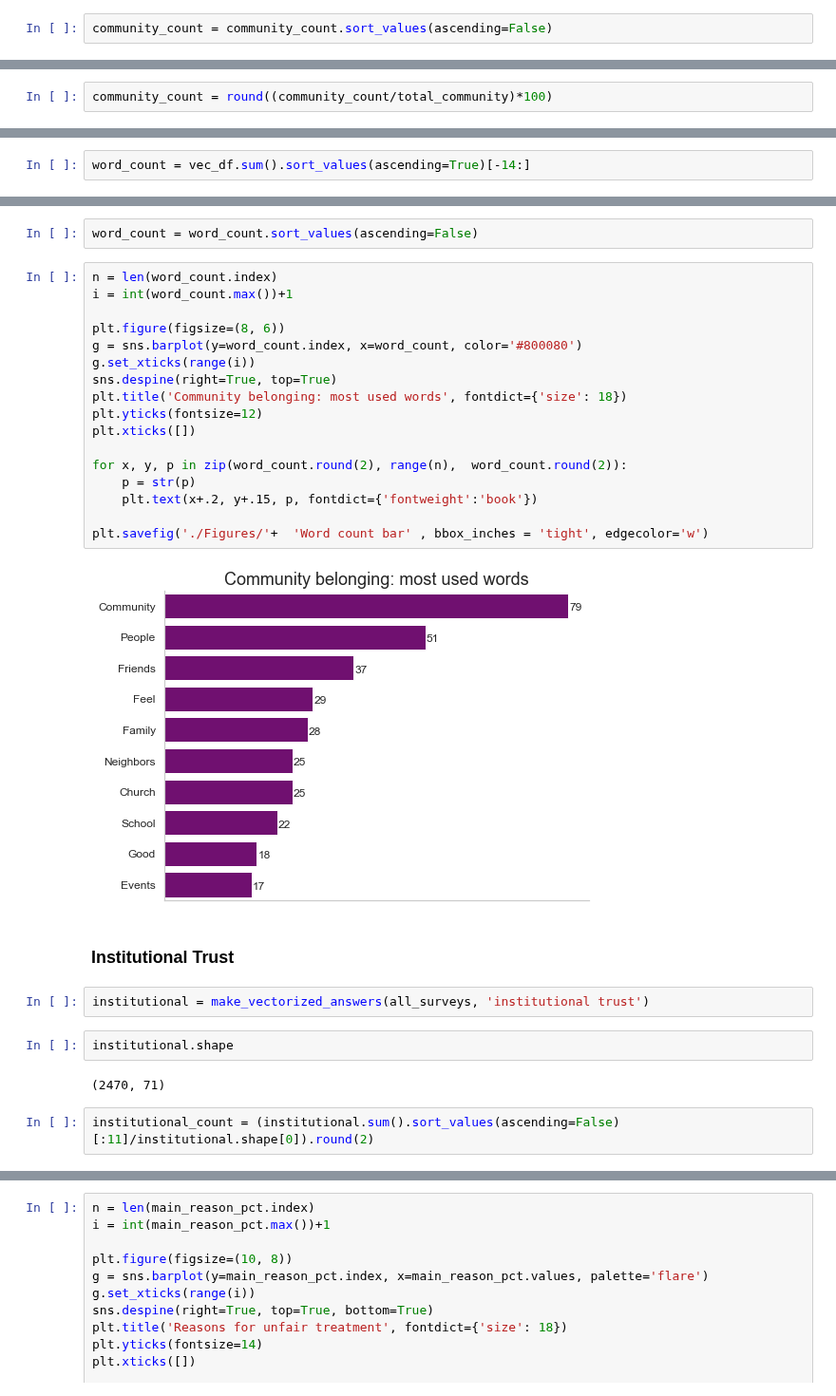
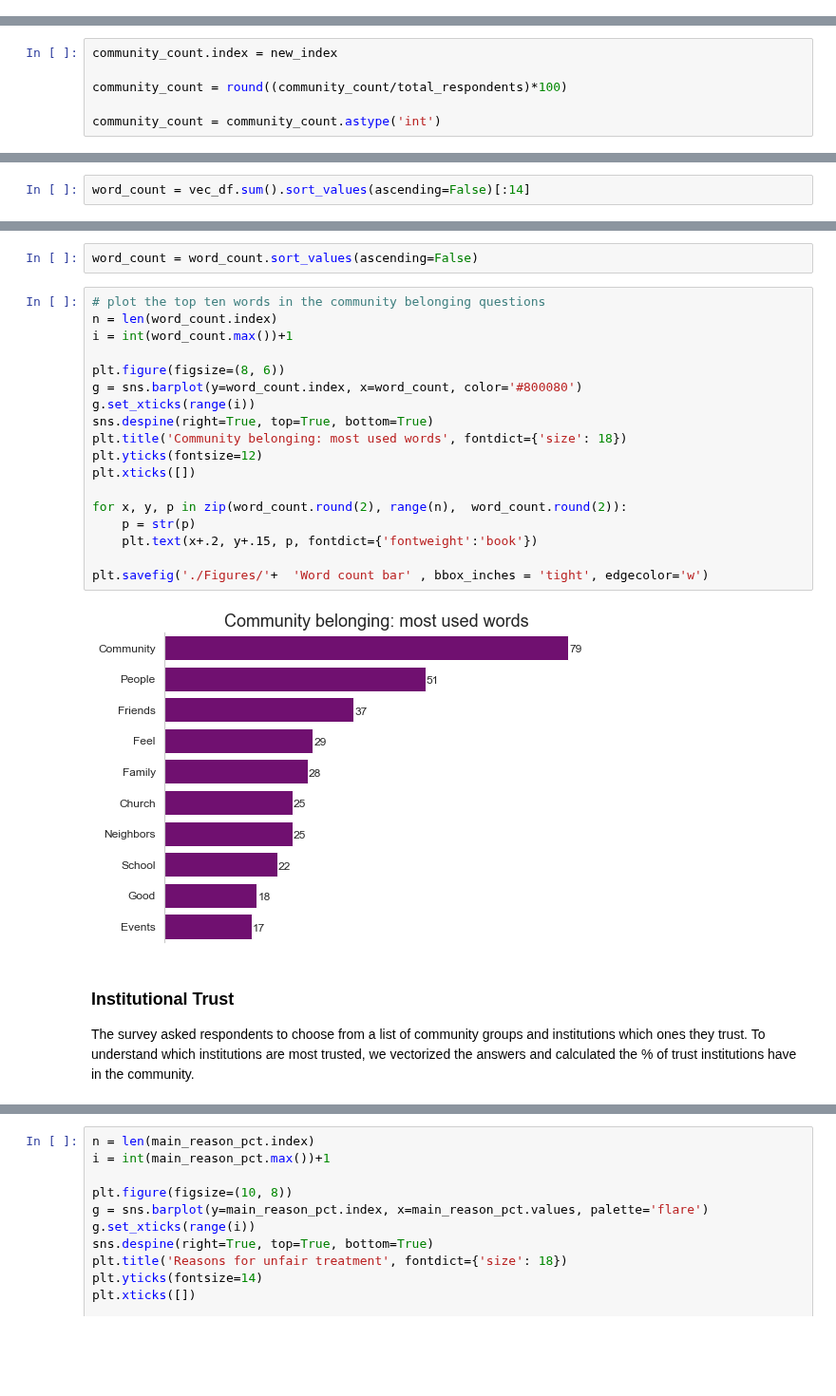
Before and after one commit to Dawn-Chorus-Group/Alameda_QIA, a Jupyter notebook: ARISE wellbeing workbook.ipynb, the cells around one changed output, grey strips where cells are left out. Shown at 95% size. Cells and saved outputs as stored; diff of their text form; blank space fills up the shorter version.

```diff
--- a/ARISE wellbeing workbook.ipynb
+++ b/ARISE wellbeing workbook.ipynb
@@ -438,2 +406,0 @@ community_count.index = new_index
-# %%
-community_count = community_count.sort_values(ascending=False)
@@ -446,2 +406,0 @@ total_community
-# %%
-community_count = round((community_count/total_community)*100)
@@ -452,3 +407,9 @@ community_count = community_count.astype('int')
+# %%
+community_count.index = new_index
+
+community_count = round((community_count/total_respondents)*100)
+
+community_count = community_count.astype('int')
 # %%
 n = len(community_count.index)
 i = int(community_count.max())+1
@@ -593,7 +512,7 @@ vec_df.shape
 # %% [output]
 (446, 781)
 # %%
-word_count = vec_df.sum().sort_values(ascending=True)[-14:]
+word_count = vec_df.sum().sort_values(ascending=False)[:14]
 # %%
 word_count
 # %% [output]
@@ -634,31 +541,26 @@ word_count.index = new_index
 # %%
 word_count = word_count.sort_values(ascending=False)
 # %%
+# plot the top ten words in the community belonging questions
 n = len(word_count.index)
 i = int(word_count.max())+1
 
 plt.figure(figsize=(8, 6))
 g = sns.barplot(y=word_count.index, x=word_count, color='#800080')
 g.set_xticks(range(i))
-sns.despine(right=True, top=True)
+sns.despine(right=True, top=True, bottom=True)
 plt.title('Community belonging: most used words', fontdict={'size': 18})
 plt.yticks(fontsize=12)
 plt.xticks([])
 
 for x, y, p in zip(word_count.round(2), range(n),  word_count.round(2)):
     p = str(p)
     plt.text(x+.2, y+.15, p, fontdict={'fontweight':'book'})
 
 plt.savefig('./Figures/'+  'Word count bar' , bbox_inches = 'tight', edgecolor='w')
 # %% [output]
-[figure, old version]
+[figure, new version]
 # %% [markdown]
 ### Institutional Trust
+
+The survey asked respondents to choose from a list of community groups and institutions which ones they trust. To understand which institutions are most trusted, we vectorized the answers and calculated the % of trust institutions have in the community.
-# %%
-institutional = make_vectorized_answers(all_surveys, 'institutional trust')
-# %%
-institutional.shape
-# %% [output]
-(2470, 71)
-# %%
-institutional_count = (institutional.sum().sort_values(ascending=False)[:11]/institutional.shape[0]).round(2)
```
Also changed, not shown: parts of 130 cells of this notebook.
